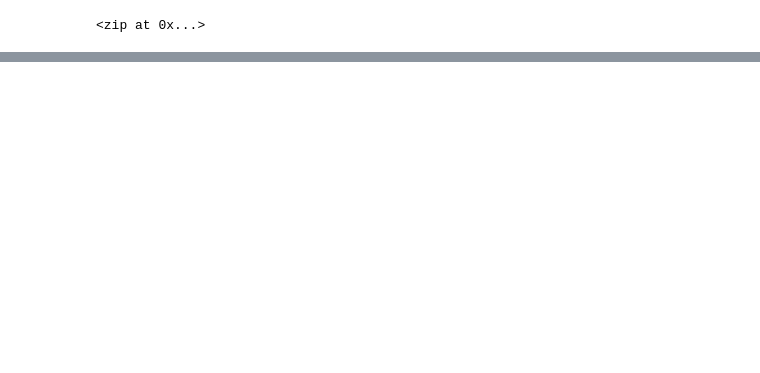
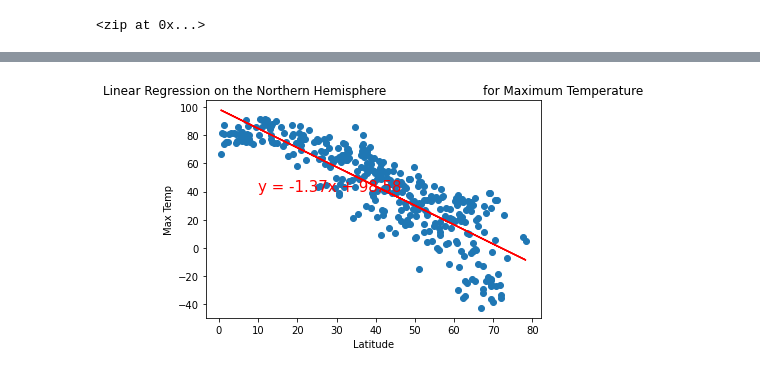
Before and after one commit to MicheleS3/World_Weather_Analysis, a Jupyter notebook: WeatherPy.ipynb, the cells around one changed output, grey strips where cells are left out. Saved outputs shown, nothing was run; the diff lists cells and outputs as text; code cells hidden in the pictures; blank space fills up the shorter version.

Commit message:
added linear regression graphs

```diff
--- a/WeatherPy.ipynb
+++ b/WeatherPy.ipynb
@@ -267,0 +292,14 @@ plt.show()
+# %%
+# Add Matplotlib inline magic command
+%matplotlib inline
+# Dependencies and Setup
+import matplotlib.pyplot as plt
+import pandas as pd
+import numpy as np
+import os
+
+# File to Load (Remember to change these)
+city_data_to_load = "weather_data/cities.csv"
+
+# Read the City and Ride Data
+city_data_df = pd.read_csv(city_data_to_load)
@@ -267,0 +332,14 @@ plt.show()
+# %%
+# Create Northern and Southern Hemisphere DataFrames.
+northern_hemi_df = city_data_df.loc[(city_data_df["Lat"] >= 0)]
+southern_hemi_df = city_data_df.loc[(city_data_df["Lat"] < 0)]
+# %%
+# Linear regression on the Northern Hemisphere
+x_values = northern_hemi_df["Lat"]
+y_values = northern_hemi_df["Max Temp"]
+# Call the function.
+plot_linear_regression(x_values, y_values,
+                       'Linear Regression on the Northern Hemisphere \
+                        for Maximum Temperature', 'Max Temp',(10,40))
+# %% [output]
+[figure, added]
```
Also changed, not shown: parts of 20 cells of this notebook.
